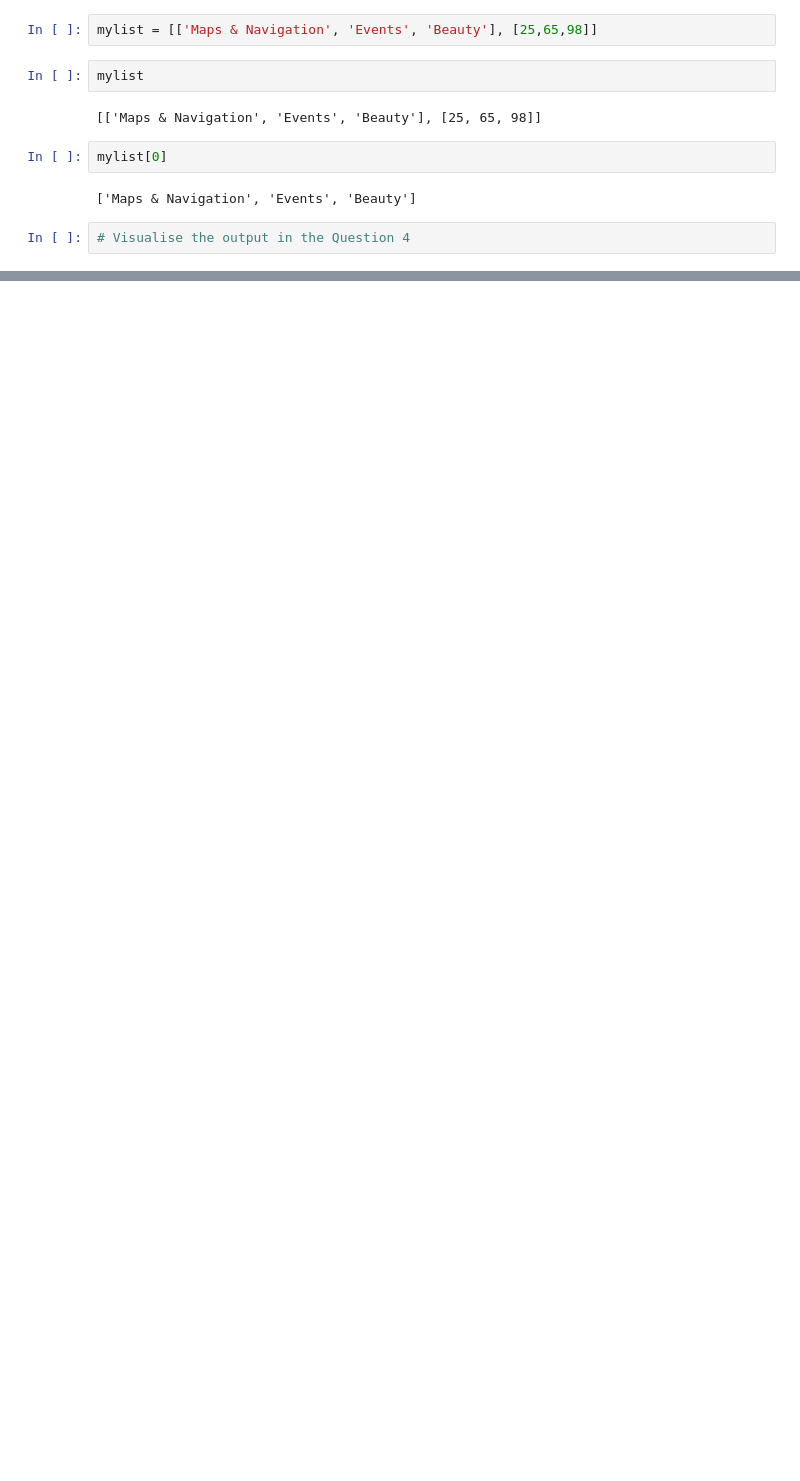
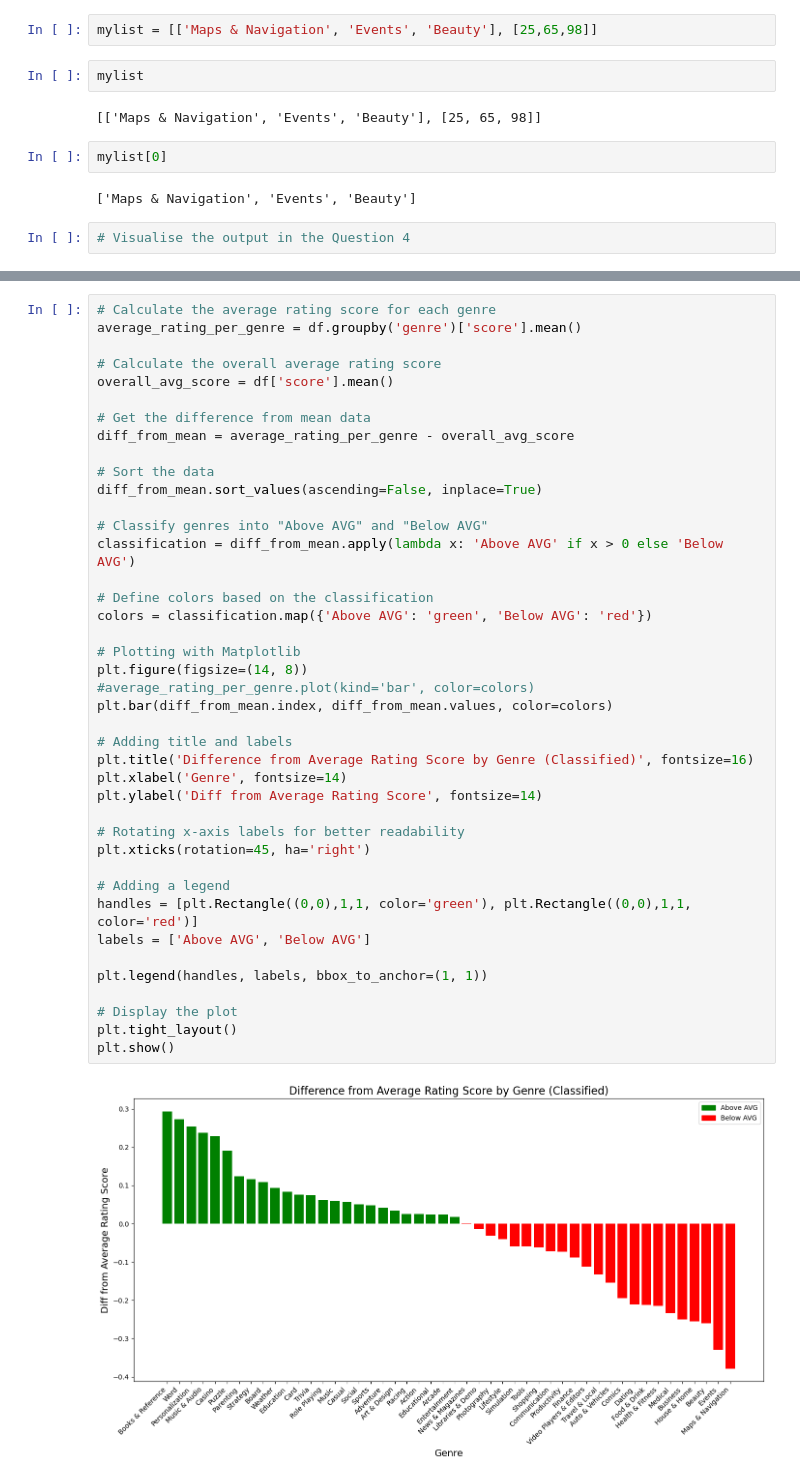
Before and after one commit to bayraktarengin/eurotech_ds, a Jupyter notebook: google_play_store.ipynb, the cells around one changed output, grey strips where cells are left out. Cells and saved outputs as stored; diff of their text form; blank space fills up the shorter version.

```diff
--- a/google_play_store.ipynb
+++ b/google_play_store.ipynb
@@ -254,0 +334,43 @@ plt.show()
+# %%
+# Calculate the average rating score for each genre
+average_rating_per_genre = df.groupby('genre')['score'].mean()
+
+# Calculate the overall average rating score
+overall_avg_score = df['score'].mean()
+
+# Get the difference from mean data
+diff_from_mean = average_rating_per_genre - overall_avg_score
+
+# Sort the data
+diff_from_mean.sort_values(ascending=False, inplace=True)
+
+# Classify genres into "Above AVG" and "Below AVG"
+classification = diff_from_mean.apply(lambda x: 'Above AVG' if x > 0 else 'Below AVG')
+
+# Define colors based on the classification
+colors = classification.map({'Above AVG': 'green', 'Below AVG': 'red'})
+
+# Plotting with Matplotlib
+plt.figure(figsize=(14, 8))
+#average_rating_per_genre.plot(kind='bar', color=colors)
+plt.bar(diff_from_mean.index, diff_from_mean.values, color=colors)
+
+# Adding title and labels
+plt.title('Difference from Average Rating Score by Genre (Classified)', fontsize=16)
+plt.xlabel('Genre', fontsize=14)
+plt.ylabel('Diff from Average Rating Score', fontsize=14)
+
+# Rotating x-axis labels for better readability
+plt.xticks(rotation=45, ha='right')
+
+# Adding a legend
+handles = [plt.Rectangle((0,0),1,1, color='green'), plt.Rectangle((0,0),1,1, color='red')]
+labels = ['Above AVG', 'Below AVG']
+
+plt.legend(handles, labels, bbox_to_anchor=(1, 1))
+
+# Display the plot
+plt.tight_layout()
+plt.show()
+# %% [output]
+[figure, added]
```
Also changed, not shown: parts of 32 cells of this notebook.
